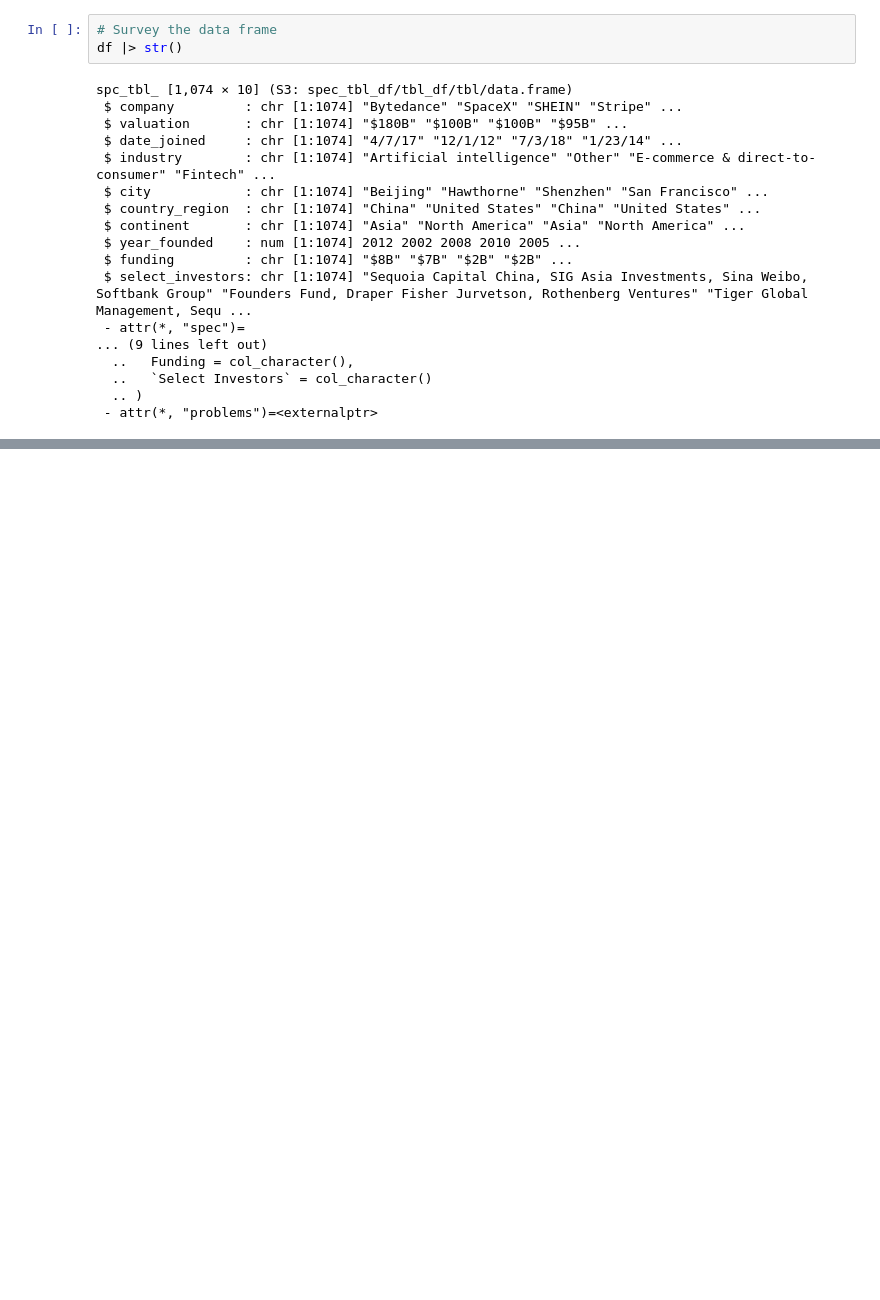
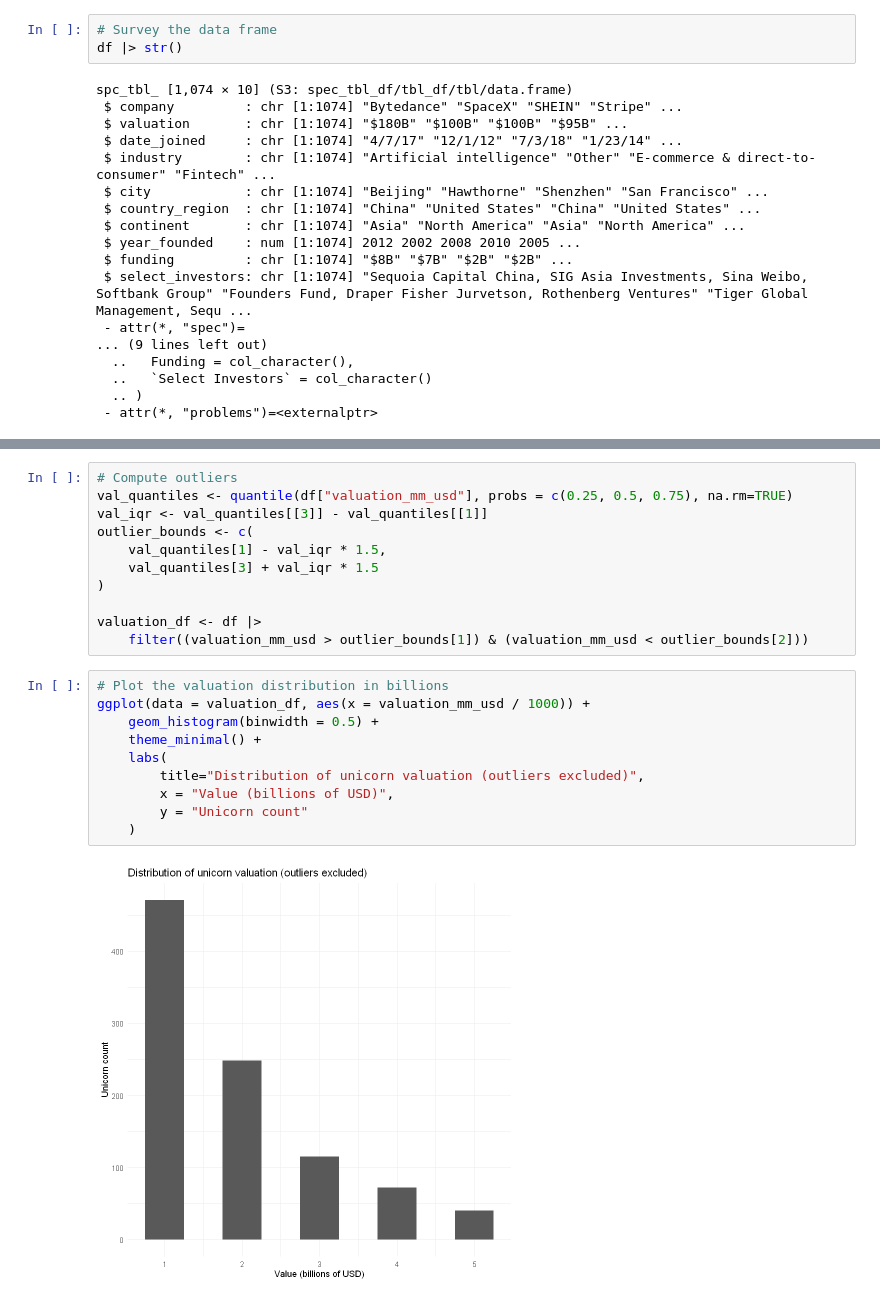
Before and after one commit to tros01/google_advanced_data_analytics, a Jupyter notebook: ga3_unicorns_r.ipynb, the cells around one changed output, grey strips where cells are left out. Drawn from its saved outputs; the diff is of its cells as text; blank space fills up the shorter version.

```diff
--- a/ga3_unicorns_r.ipynb
+++ b/ga3_unicorns_r.ipynb
@@ -166,0 +200,23 @@ A tibble: 10 × 11
+# %%
+# Compute outliers
+val_quantiles <- quantile(df["valuation_mm_usd"], probs = c(0.25, 0.5, 0.75), na.rm=TRUE)
+val_iqr <- val_quantiles[[3]] - val_quantiles[[1]]
+outlier_bounds <- c(
+    val_quantiles[1] - val_iqr * 1.5,
+    val_quantiles[3] + val_iqr * 1.5
+)
+
+valuation_df <- df |>
+    filter((valuation_mm_usd > outlier_bounds[1]) & (valuation_mm_usd < outlier_bounds[2]))
+# %%
+# Plot the valuation distribution in billions
+ggplot(data = valuation_df, aes(x = valuation_mm_usd / 1000)) +
+    geom_histogram(binwidth = 0.5) +
+    theme_minimal() +
+    labs(
+        title="Distribution of unicorn valuation (outliers excluded)",
+        x = "Value (billions of USD)",
+        y = "Unicorn count"
+    )
+# %% [output]
+[figure, added]
```
Also changed, not shown: parts of 6 cells of this notebook.
